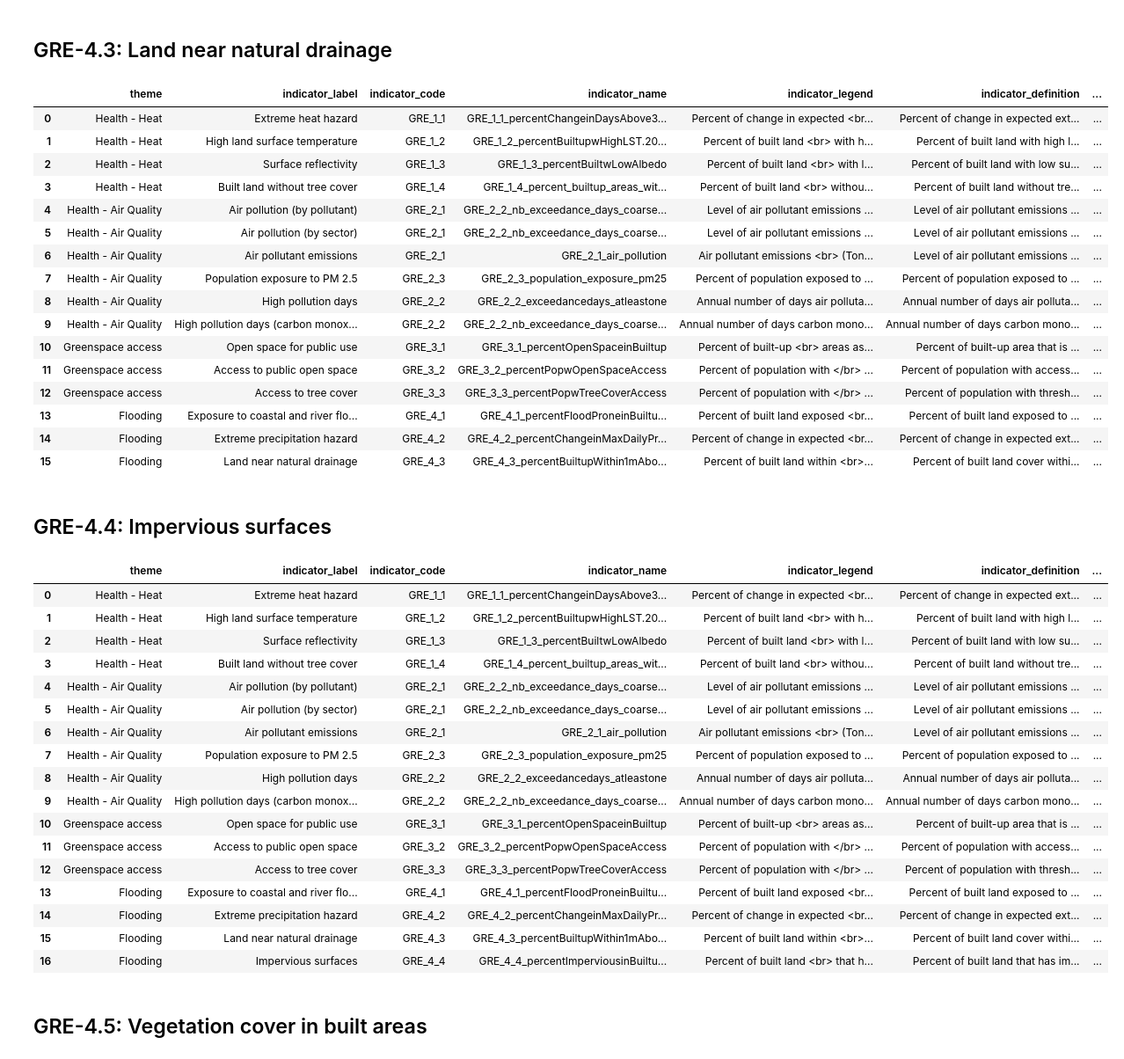
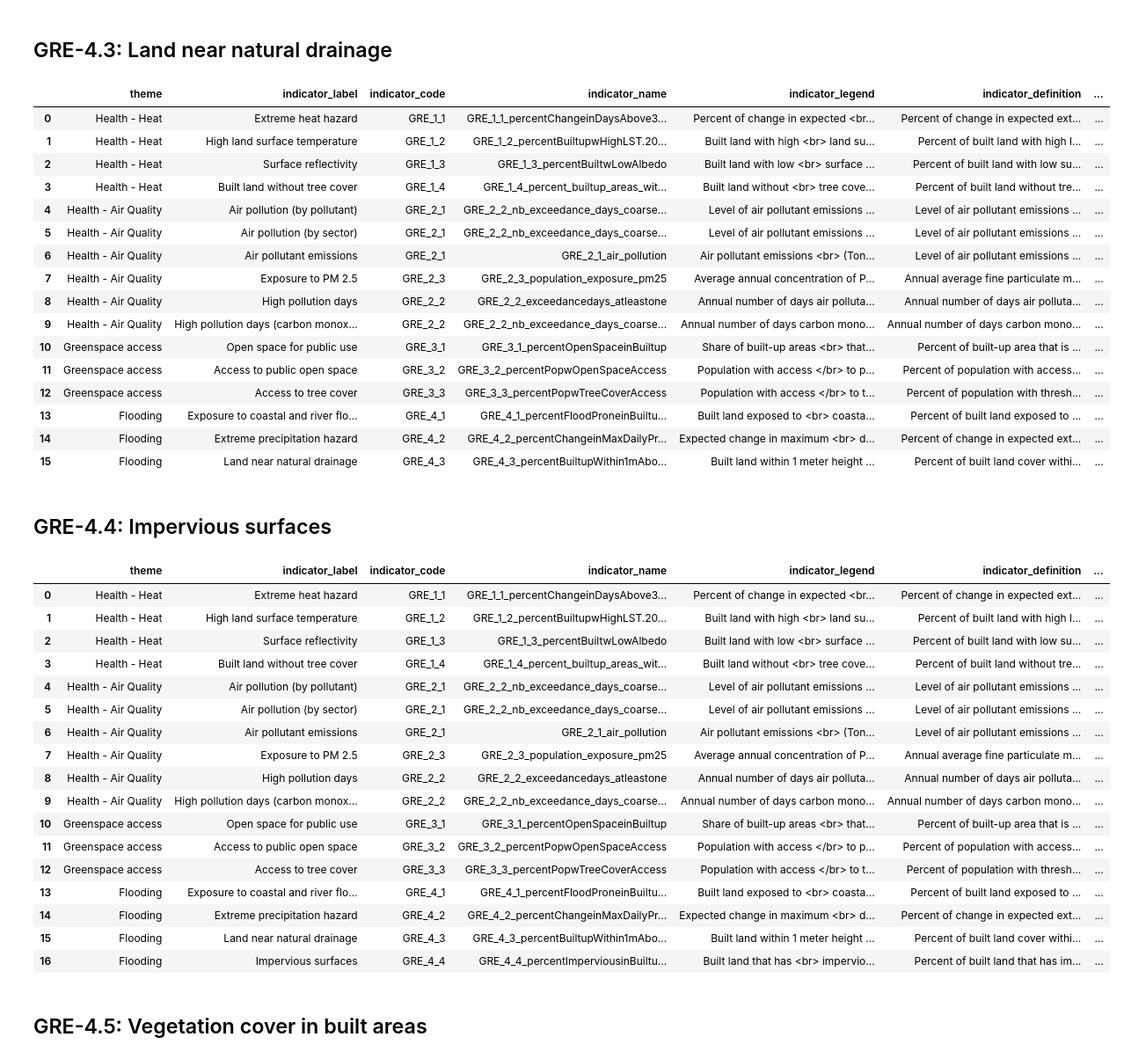
Before and after one commit to wri/cities-cities4forests-indicators, a Jupyter notebook: scripts/define-indicators.ipynb, the cells around one changed output. Shown at 88% size. Saved outputs shown, nothing was run; the diff lists cells and outputs as text; code cells hidden in the pictures.

Commit message:
update indicator 2-1 and 2-3

```diff
--- a/scripts/define-indicators.ipynb
+++ b/scripts/define-indicators.ipynb
@@ -282,7 +271,7 @@ indicators_definitions = indicators_definitions.append({'theme' : 'Greenspace ac
                                                         'indicator_label' : 'Access to tree cover',
                                                         'indicator_code' : 'GRE_3_3',
                                                         'indicator_name' : 'GRE_3_3_percentPopwTreeCoverAccess',
-                                                        'indicator_legend' : 'Percent of population with </br> access to tree cover (%)',
+                                                        'indicator_legend' : 'Population with access </br> to tree cover (%)',
                                                        'indicator_definition' : 'Percent of population with threshold level (10%+) of tree cover within walking distance (400m)',
                                                        'data_sources' : 'WorldPop, Tree Mosaic Land',
                                                        'importance' : 'Access to tree cover is also an important indicator of quality greenspace, whether it is public or private space. Privately maintained trees also provide a variety of public benefits from clean air to heat mitigation and shade. This indicator considers all trees within walking distance (400 meters) for each resident of the city as an indicator of the quality of greenspace that they interact with in an average day.',
@@ -313,7 +302,7 @@ indicators_definitions = indicators_definitions.append({'theme' : 'Flooding',
                                                         'indicator_label' : 'Exposure to coastal and river flooding',
                                                         'indicator_code' : 'GRE_4_1',
                                                         'indicator_name' : 'GRE_4_1_percentFloodProneinBuiltup2050',
-                                                        'indicator_legend' : 'Percent of built land exposed <br> to coastal or riverine flooding (%)',
+                                                        'indicator_legend' : 'Built land exposed to <br> coastal or riverine flooding (%)',
                                                        'indicator_definition' : 'Percent of built land exposed to coastal or riverine flooding',
                                                        'data_sources' : 'Aqueduct Floods, ESA World Cover',
                                                        'importance' : 'Most cities are built near coasts or along rivers. These natural assets for economic development can also present a hazard when they cause flooding in built-up areas. Prevalence of these floods is increasing globally as a result of sea level rise and extreme precipitation caused by climate change.',
@@ -343,7 +332,7 @@ indicators_definitions = indicators_definitions.append({'theme' : 'Flooding',
                                                         'indicator_label' : 'Extreme precipitation hazard',
                                                         'indicator_code' : 'GRE_4_2',
                                                         'indicator_name' : 'GRE_4_2_percentChangeinMaxDailyPrecip2020to2050',
-                                                        'indicator_legend' : 'Percent of change in expected <br> extreme preceptitation event hazard (%)',
+                                                        'indicator_legend' : 'Expected change in maximum <br> daily precipitation from 2020 to 2050 (%)',
                                                        'indicator_definition' : 'Percent of change in expected extreme precipitation event hazard from 2020 to 2050',
                                                        'data_sources' : 'NEX-GDDP climate projections',
                                                        'importance' : 'Understanding the hazard presented by extreme precipitation and the likely future change of that hazard can inform the importance of planning for extreme precipitation events and investing in infrastructure--like trees and other vegetation--that can help mitigate their impacts. .',
@@ -374,7 +363,7 @@ indicators_definitions = indicators_definitions.append({'theme' : 'Flooding',
                                                         'indicator_label' : 'Land near natural drainage',
                                                         'indicator_code' : 'GRE_4_3',
                                                         'indicator_name' : 'GRE_4_3_percentBuiltupWithin1mAboveDrainage',
-                                                        'indicator_legend' : 'Percent of built land within <br> 1 meter height above nearest drainage (%)',
+                                                        'indicator_legend' : 'Built land within 1 meter height <br> above nearest drainage (%)',
                                                        'indicator_definition' : 'Percent of built land cover within 1 meter height above nearest drainage',
                                                        'data_sources' : 'Height Above the Nearest Drainage (HAND), ESA World Cover',
                                                        'importance' : 'Land near natural drainage (e.g., streams, rivers) is at risk for pluvial or flash flooding hazards. Development closer in elevation to natural drainage, especially near drainage for large land areas, is at greater risk. Risk for these type of floods can be difficult to predict, and beyond height above drainage, other factors--such as amount of precipitation, soil type, distance from natural drainage and the presence and efficacy of built drainage systems--are also important influences.',
@@ -384,54 +373,54 @@ indicators_definitions
 # %% [output]
 |  | theme | indicator_label | indicator_code | indicator_name | indicator_legend | indicator_definition | ... |
 | 0 | Health - Heat | Extreme heat hazard | GRE_1_1 | GRE_1_1_percentChangeinDaysAbove3... | Percent of change in expected <br... | Percent of change in expected ext... | ... |
-| 1 | Health - Heat | High land surface temperature | GRE_1_2 | GRE_1_2_percentBuiltupwHighLST.20... | Percent of built land <br> with h... | Percent of built land with high l... | ... |
-| 2 | Health - Heat | Surface reflectivity | GRE_1_3 | GRE_1_3_percentBuiltwLowAlbedo | Percent of built land <br> with l... | Percent of built land with low su... | ... |
-| 3 | Health - Heat | Built land without tree cover | GRE_1_4 | GRE_1_4_percent_builtup_areas_wit... | Percent of built land <br> withou... | Percent of built land without tre... | ... |
+| 1 | Health - Heat | High land surface temperature | GRE_1_2 | GRE_1_2_percentBuiltupwHighLST.20... | Built land with high <br> land su... | Percent of built land with high l... | ... |
+| 2 | Health - Heat | Surface reflectivity | GRE_1_3 | GRE_1_3_percentBuiltwLowAlbedo | Built land with low <br> surface ... | Percent of built land with low su... | ... |
+| 3 | Health - Heat | Built land without tree cover | GRE_1_4 | GRE_1_4_percent_builtup_areas_wit... | Built land without <br> tree cove... | Percent of built land without tre... | ... |
 | 4 | Health - Air Quality | Air pollution (by pollutant) | GRE_2_1 | GRE_2_2_nb_exceedance_days_coarse... | Level of air pollutant emissions ... | Level of air pollutant emissions ... | ... |
 | 5 | Health - Air Quality | Air pollution (by sector) | GRE_2_1 | GRE_2_2_nb_exceedance_days_coarse... | Level of air pollutant emissions ... | Level of air pollutant emissions ... | ... |
 | 6 | Health - Air Quality | Air pollutant emissions | GRE_2_1 | GRE_2_1_air_pollution | Air pollutant emissions <br> (Ton... | Level of air pollutant emissions ... | ... |
-| 7 | Health - Air Quality | Population exposure to PM 2.5 | GRE_2_3 | GRE_2_3_population_exposure_pm25 | Percent of population exposed to ... | Percent of population exposed to ... | ... |
+| 7 | Health - Air Quality | Exposure to PM 2.5 | GRE_2_3 | GRE_2_3_population_exposure_pm25 | Average annual concentration of P... | Annual average fine particulate m... | ... |
 | 8 | Health - Air Quality | High pollution days | GRE_2_2 | GRE_2_2_exceedancedays_atleastone | Annual number of days air polluta... | Annual number of days air polluta... | ... |
 | 9 | Health - Air Quality | High pollution days (carbon monox... | GRE_2_2 | GRE_2_2_nb_exceedance_days_coarse... | Annual number of days carbon mono... | Annual number of days carbon mono... | ... |
-| 10 | Greenspace access | Open space for public use | GRE_3_1 | GRE_3_1_percentOpenSpaceinBuiltup | Percent of built-up <br> areas as... | Percent of built-up area that is ... | ... |
-| 11 | Greenspace access | Access to public open space | GRE_3_2 | GRE_3_2_percentPopwOpenSpaceAccess | Percent of population with </br> ... | Percent of population with access... | ... |
-| 12 | Greenspace access | Access to tree cover | GRE_3_3 | GRE_3_3_percentPopwTreeCoverAccess | Percent of population with </br> ... | Percent of population with thresh... | ... |
-| 13 | Flooding | Exposure to coastal and river flo... | GRE_4_1 | GRE_4_1_percentFloodProneinBuiltu... | Percent of built land exposed <br... | Percent of built land exposed to ... | ... |
-| 14 | Flooding | Extreme precipitation hazard | GRE_4_2 | GRE_4_2_percentChangeinMaxDailyPr... | Percent of change in expected <br... | Percent of change in expected ext... | ... |
-| 15 | Flooding | Land near natural drainage | GRE_4_3 | GRE_4_3_percentBuiltupWithin1mAbo... | Percent of built land within <br>... | Percent of built land cover withi... | ... |
+| 10 | Greenspace access | Open space for public use | GRE_3_1 | GRE_3_1_percentOpenSpaceinBuiltup | Share of built-up areas <br> that... | Percent of built-up area that is ... | ... |
+| 11 | Greenspace access | Access to public open space | GRE_3_2 | GRE_3_2_percentPopwOpenSpaceAccess | Population with access </br> to p... | Percent of population with access... | ... |
+| 12 | Greenspace access | Access to tree cover | GRE_3_3 | GRE_3_3_percentPopwTreeCoverAccess | Population with access </br> to t... | Percent of population with thresh... | ... |
+| 13 | Flooding | Exposure to coastal and river flo... | GRE_4_1 | GRE_4_1_percentFloodProneinBuiltu... | Built land exposed to <br> coasta... | Percent of built land exposed to ... | ... |
+| 14 | Flooding | Extreme precipitation hazard | GRE_4_2 | GRE_4_2_percentChangeinMaxDailyPr... | Expected change in maximum <br> d... | Percent of change in expected ext... | ... |
+| 15 | Flooding | Land near natural drainage | GRE_4_3 | GRE_4_3_percentBuiltupWithin1mAbo... | Built land within 1 meter height ... | Percent of built land cover withi... | ... |
 # %% [markdown]
 ## GRE-4.4: Impervious surfaces
 # %%
 indicators_definitions = indicators_definitions.append({'theme' : 'Flooding',
                                                         'indicator_label' : 'Impervious surfaces',
                                                         'indicator_code' : 'GRE_4_4',
                                                         'indicator_name' : 'GRE_4_4_percentImperviousinBuiltup2018',
-                                                        'indicator_legend' : 'Percent of built land <br> that has impervious surface (%)',
+                                                        'indicator_legend' : 'Built land that has <br> impervious surface (%)',
                                                        'indicator_definition' : 'Percent of built land that has impervious surface',
                                                        'data_sources' : ' Tsinghua Annual maps of global artificial impervious area, ESA World Cover',
                                                        'importance' : 'Impervious surfaces (in urban areas, typically buildings, roads and other pavement) prevent water from soaking into the ground on-site and contribute to decreased overall water infiltration and increased runoff and can increase the prevalence of localized flooding. Building cities to minimize use of impervious surfaces (with alternative construction materials or intentional greening) allows for greater natural water infiltration and can enable cities to "sponge" up excess water, decrease flooding and protect groundwater resources.',
                                                        'methods' : 'We obtain the estimated extent of impervious areas in 2018 from <a href="https://developers.google.com/earth-engine/datasets/catalog/Tsinghua_FROM-GLC_GAIA_v10">Tsinghua Annual maps of global artificial impervious area</a>. This 30-meter resolution dataset defines a pixel with at least 50% impervious surface as impervious. We then compare these areas to built-up areas (human settlement areas) in the city as defined by the built-up class from <a href="https://developers.google.com/earth-engine/datasets/catalog/ESA_WorldCover_v100">ESA WorldCover</a>. For each city and city district, we calculate at 10 meter scale the number of built-up pixels and the number of impervious built-up pixels. Then we calculate the percent of built-up pixels that are impervious.' },
                                                        ignore_index = True)
 indicators_definitions
 # %% [output]
 |  | theme | indicator_label | indicator_code | indicator_name | indicator_legend | indicator_definition | ... |
 | 0 | Health - Heat | Extreme heat hazard | GRE_1_1 | GRE_1_1_percentChangeinDaysAbove3... | Percent of change in expected <br... | Percent of change in expected ext... | ... |
-| 1 | Health - Heat | High land surface temperature | GRE_1_2 | GRE_1_2_percentBuiltupwHighLST.20... | Percent of built land <br> with h... | Percent of built land with high l... | ... |
-| 2 | Health - Heat | Surface reflectivity | GRE_1_3 | GRE_1_3_percentBuiltwLowAlbedo | Percent of built land <br> with l... | Percent of built land with low su... | ... |
-| 3 | Health - Heat | Built land without tree cover | GRE_1_4 | GRE_1_4_percent_builtup_areas_wit... | Percent of built land <br> withou... | Percent of built land without tre... | ... |
+| 1 | Health - Heat | High land surface temperature | GRE_1_2 | GRE_1_2_percentBuiltupwHighLST.20... | Built land with high <br> land su... | Percent of built land with high l... | ... |
+| 2 | Health - Heat | Surface reflectivity | GRE_1_3 | GRE_1_3_percentBuiltwLowAlbedo | Built land with low <br> surface ... | Percent of built land with low su... | ... |
+| 3 | Health - Heat | Built land without tree cover | GRE_1_4 | GRE_1_4_percent_builtup_areas_wit... | Built land without <br> tree cove... | Percent of built land without tre... | ... |
 | 4 | Health - Air Quality | Air pollution (by pollutant) | GRE_2_1 | GRE_2_2_nb_exceedance_days_coarse... | Level of air pollutant emissions ... | Level of air pollutant emissions ... | ... |
 | 5 | Health - Air Quality | Air pollution (by sector) | GRE_2_1 | GRE_2_2_nb_exceedance_days_coarse... | Level of air pollutant emissions ... | Level of air pollutant emissions ... | ... |
 | 6 | Health - Air Quality | Air pollutant emissions | GRE_2_1 | GRE_2_1_air_pollution | Air pollutant emissions <br> (Ton... | Level of air pollutant emissions ... | ... |
-| 7 | Health - Air Quality | Population exposure to PM 2.5 | GRE_2_3 | GRE_2_3_population_exposure_pm25 | Percent of population exposed to ... | Percent of population exposed to ... | ... |
+| 7 | Health - Air Quality | Exposure to PM 2.5 | GRE_2_3 | GRE_2_3_population_exposure_pm25 | Average annual concentration of P... | Annual average fine particulate m... | ... |
 | 8 | Health - Air Quality | High pollution days | GRE_2_2 | GRE_2_2_exceedancedays_atleastone | Annual number of days air polluta... | Annual number of days air polluta... | ... |
 | 9 | Health - Air Quality | High pollution days (carbon monox... | GRE_2_2 | GRE_2_2_nb_exceedance_days_coarse... | Annual number of days carbon mono... | Annual number of days carbon mono... | ... |
-| 10 | Greenspace access | Open space for public use | GRE_3_1 | GRE_3_1_percentOpenSpaceinBuiltup | Percent of built-up <br> areas as... | Percent of built-up area that is ... | ... |
-| 11 | Greenspace access | Access to public open space | GRE_3_2 | GRE_3_2_percentPopwOpenSpaceAccess | Percent of population with </br> ... | Percent of population with access... | ... |
-| 12 | Greenspace access | Access to tree cover | GRE_3_3 | GRE_3_3_percentPopwTreeCoverAccess | Percent of population with </br> ... | Percent of population with thresh... | ... |
-| 13 | Flooding | Exposure to coastal and river flo... | GRE_4_1 | GRE_4_1_percentFloodProneinBuiltu... | Percent of built land exposed <br... | Percent of built land exposed to ... | ... |
-| 14 | Flooding | Extreme precipitation hazard | GRE_4_2 | GRE_4_2_percentChangeinMaxDailyPr... | Percent of change in expected <br... | Percent of change in expected ext... | ... |
-| 15 | Flooding | Land near natural drainage | GRE_4_3 | GRE_4_3_percentBuiltupWithin1mAbo... | Percent of built land within <br>... | Percent of built land cover withi... | ... |
-| 16 | Flooding | Impervious surfaces | GRE_4_4 | GRE_4_4_percentImperviousinBuiltu... | Percent of built land <br> that h... | Percent of built land that has im... | ... |
+| 10 | Greenspace access | Open space for public use | GRE_3_1 | GRE_3_1_percentOpenSpaceinBuiltup | Share of built-up areas <br> that... | Percent of built-up area that is ... | ... |
+| 11 | Greenspace access | Access to public open space | GRE_3_2 | GRE_3_2_percentPopwOpenSpaceAccess | Population with access </br> to p... | Percent of population with access... | ... |
+| 12 | Greenspace access | Access to tree cover | GRE_3_3 | GRE_3_3_percentPopwTreeCoverAccess | Population with access </br> to t... | Percent of population with thresh... | ... |
+| 13 | Flooding | Exposure to coastal and river flo... | GRE_4_1 | GRE_4_1_percentFloodProneinBuiltu... | Built land exposed to <br> coasta... | Percent of built land exposed to ... | ... |
+| 14 | Flooding | Extreme precipitation hazard | GRE_4_2 | GRE_4_2_percentChangeinMaxDailyPr... | Expected change in maximum <br> d... | Percent of change in expected ext... | ... |
+| 15 | Flooding | Land near natural drainage | GRE_4_3 | GRE_4_3_percentBuiltupWithin1mAbo... | Built land within 1 meter height ... | Percent of built land cover withi... | ... |
+| 16 | Flooding | Impervious surfaces | GRE_4_4 | GRE_4_4_percentImperviousinBuiltu... | Built land that has <br> impervio... | Percent of built land that has im... | ... |
 # %% [markdown]
 ## GRE-4.5: Vegetation cover in built areas
 # %%
```
Also changed, not shown: parts of 16 cells of this notebook, 2 other files.
